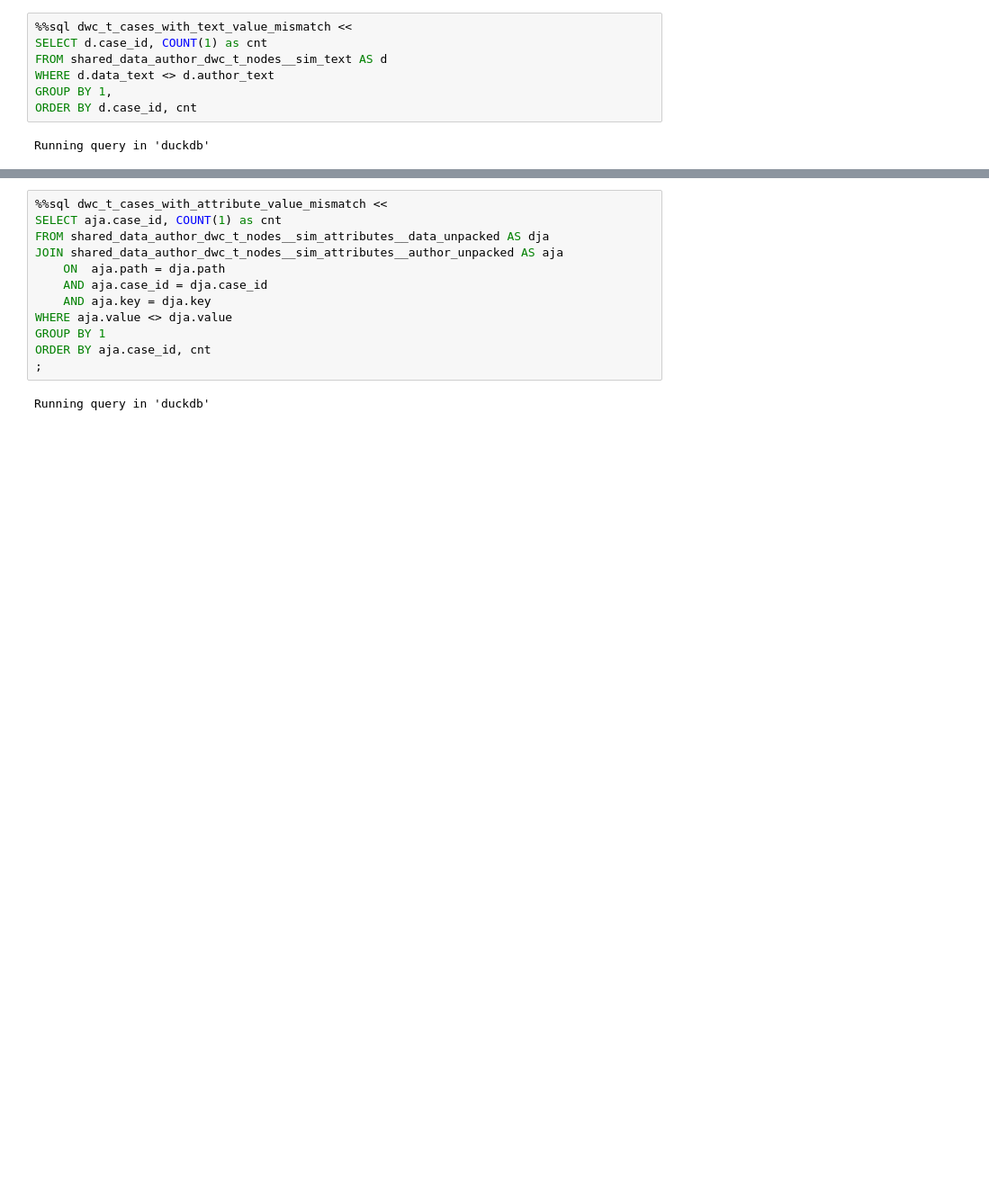
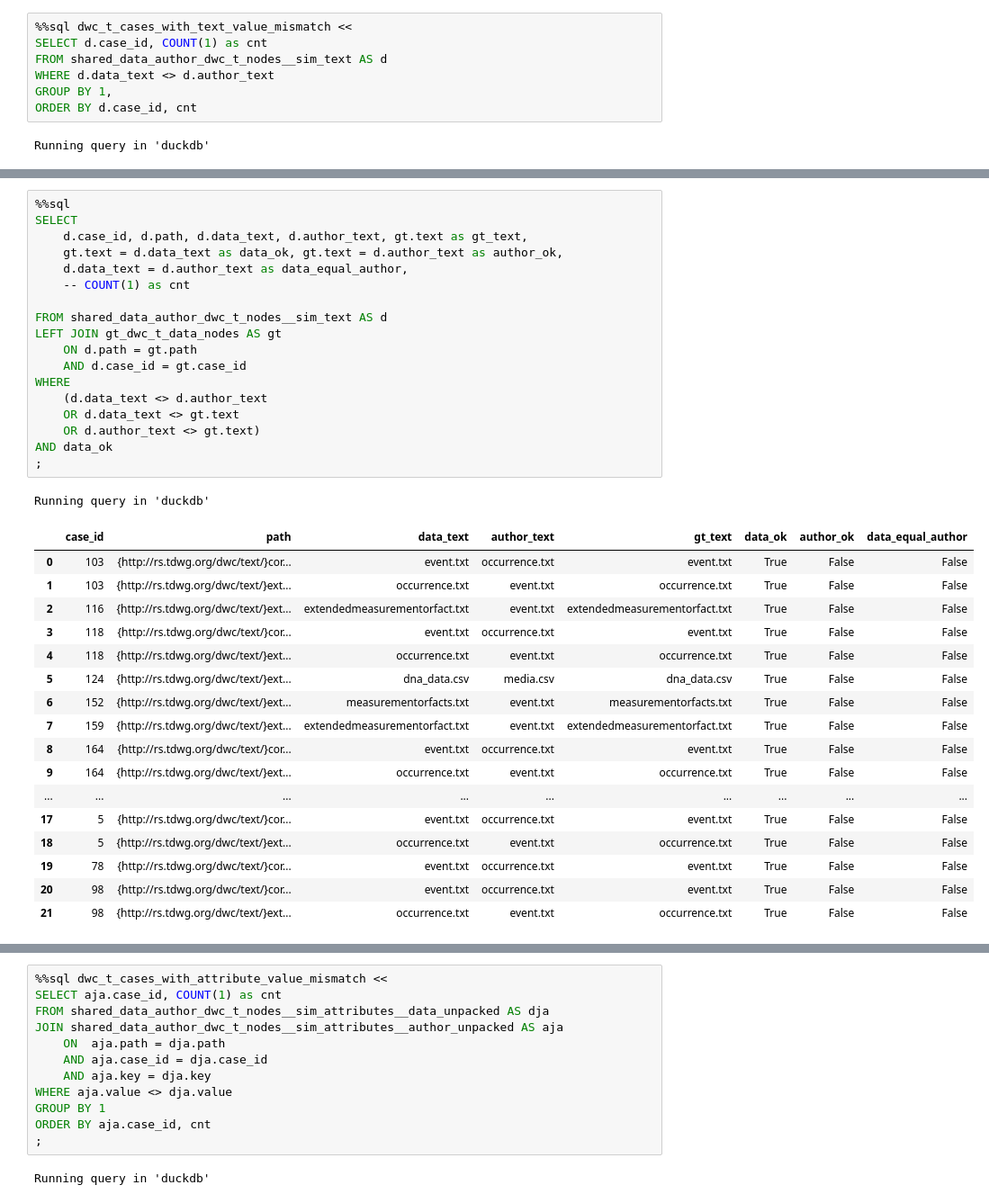
Before and after one commit to mitja-o/metadata-assistant, a Jupyter notebook: _evaluation/statistics/results/cons_cons_semantic_similarity.ipynb, the cells around one changed output, grey strips where cells are left out. Shown at 90% size. Cells and saved outputs as stored; diff of their text form; blank space fills up the shorter version.

```diff
--- a/_evaluation/statistics/results/cons_cons_semantic_similarity.ipynb
+++ b/_evaluation/statistics/results/cons_cons_semantic_similarity.ipynb
@@ -851,0 +1047,37 @@ Running query in 'duckdb'
+# %%
+%%sql
+SELECT
+    d.case_id, d.path, d.data_text, d.author_text, gt.text as gt_text,
+    gt.text = d.data_text as data_ok, gt.text = d.author_text as author_ok,
+    d.data_text = d.author_text as data_equal_author,
+    -- COUNT(1) as cnt
+
+FROM shared_data_author_dwc_t_nodes__sim_text AS d
+LEFT JOIN gt_dwc_t_data_nodes AS gt
+    ON d.path = gt.path
+    AND d.case_id = gt.case_id
+WHERE
+    (d.data_text <> d.author_text
+    OR d.data_text <> gt.text
+    OR d.author_text <> gt.text)
+AND data_ok
+;
+# %% [output]
+Running query in 'duckdb'
+|  | case_id | path | data_text | author_text | gt_text | data_ok | author_ok | data_equal_author |
+| 0 | 103 | {http://rs.tdwg.org/dwc/text/}cor... | event.txt | occurrence.txt | event.txt | True | False | False |
+| 1 | 103 | {http://rs.tdwg.org/dwc/text/}ext... | occurrence.txt | event.txt | occurrence.txt | True | False | False |
+| 2 | 116 | {http://rs.tdwg.org/dwc/text/}ext... | extendedmeasurementorfact.txt | event.txt | extendedmeasurementorfact.txt | True | False | False |
+| 3 | 118 | {http://rs.tdwg.org/dwc/text/}cor... | event.txt | occurrence.txt | event.txt | True | False | False |
+| 4 | 118 | {http://rs.tdwg.org/dwc/text/}ext... | occurrence.txt | event.txt | occurrence.txt | True | False | False |
+| 5 | 124 | {http://rs.tdwg.org/dwc/text/}ext... | dna_data.csv | media.csv | dna_data.csv | True | False | False |
+| 6 | 152 | {http://rs.tdwg.org/dwc/text/}ext... | measurementorfacts.txt | event.txt | measurementorfacts.txt | True | False | False |
+| 7 | 159 | {http://rs.tdwg.org/dwc/text/}ext... | extendedmeasurementorfact.txt | event.txt | extendedmeasurementorfact.txt | True | False | False |
+| 8 | 164 | {http://rs.tdwg.org/dwc/text/}cor... | event.txt | occurrence.txt | event.txt | True | False | False |
+| 9 | 164 | {http://rs.tdwg.org/dwc/text/}ext... | occurrence.txt | event.txt | occurrence.txt | True | False | False |
+| ... | ... | ... | ... | ... | ... | ... | ... | ... |
+| 17 | 5 | {http://rs.tdwg.org/dwc/text/}cor... | event.txt | occurrence.txt | event.txt | True | False | False |
+| 18 | 5 | {http://rs.tdwg.org/dwc/text/}ext... | occurrence.txt | event.txt | occurrence.txt | True | False | False |
+| 19 | 78 | {http://rs.tdwg.org/dwc/text/}cor... | event.txt | occurrence.txt | event.txt | True | False | False |
+| 20 | 98 | {http://rs.tdwg.org/dwc/text/}cor... | event.txt | occurrence.txt | event.txt | True | False | False |
+| 21 | 98 | {http://rs.tdwg.org/dwc/text/}ext... | occurrence.txt | event.txt | occurrence.txt | True | False | False |
```
Also changed, not shown: parts of 27 cells of this notebook, 2 other files.
